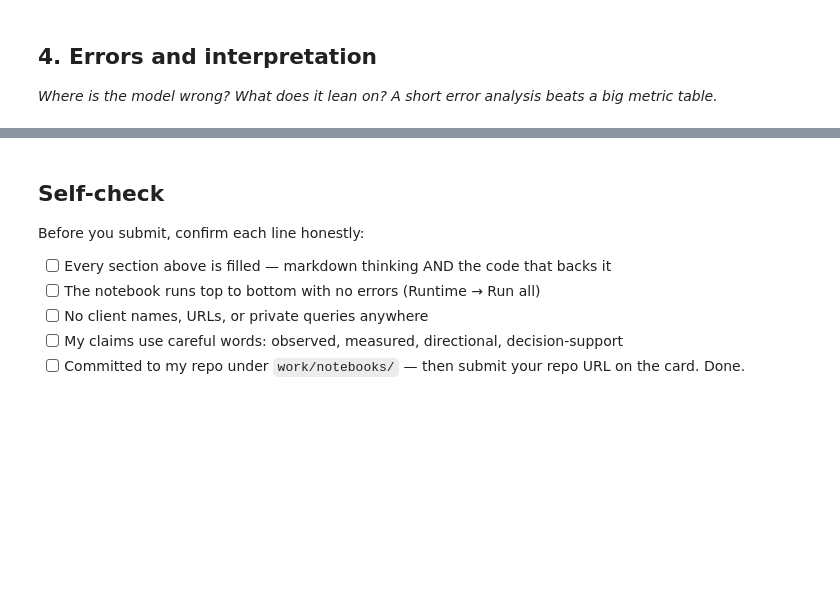
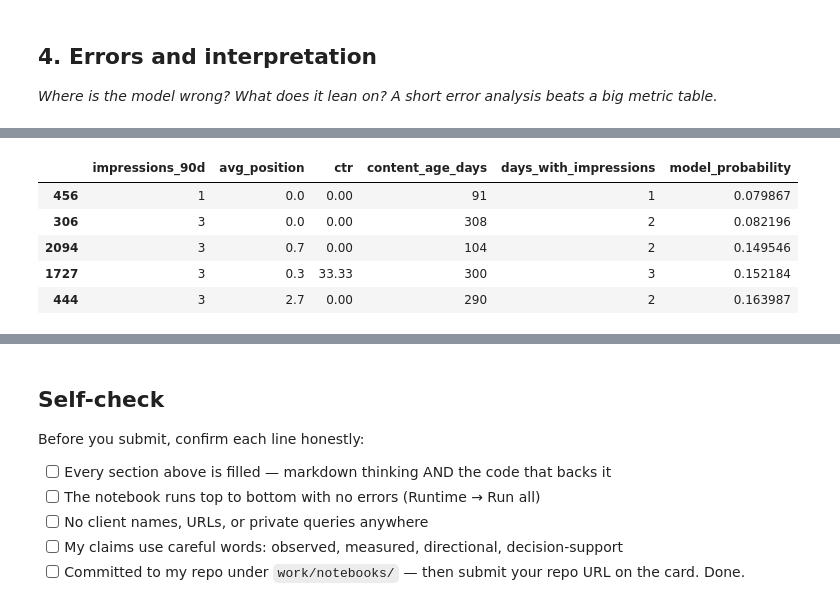
Before and after one commit to LaibaSabir1/flyrank-ml-internship-laiba_sabir, a Jupyter notebook: work/notebooks/w05_model.ipynb, the cells around one changed output, grey strips where cells are left out. Saved outputs shown, nothing was run; the diff lists cells and outputs as text; code cells hidden in the pictures; blank space fills up the shorter version.

```diff
--- a/work/notebooks/w05_model.ipynb
+++ b/work/notebooks/w05_model.ipynb
@@ -24,0 +357,15 @@ This skeleton is yours to fill. Work the sections **in order** — each one has
+# %%
+# The other side: declining pages the model was LEAST confident about (false-negative risk).
+declining_test = test_frame[test_frame["is_declining_label"] == 1].sort_values("model_probability")
+lowest_scored = declining_test.head(5)[[
+    "impressions_90d", "avg_position", "ctr", "content_age_days",
+    "days_with_impressions", "model_probability"
+]]
+lowest_scored
+# %% [output]
+|  | impressions_90d | avg_position | ctr | content_age_days | days_with_impressions | model_probability |
+| 456 | 1 | 0.0 | 0.00 | 91 | 1 | 0.079867 |
+| 306 | 3 | 0.0 | 0.00 | 308 | 2 | 0.082196 |
+| 2094 | 3 | 0.7 | 0.00 | 104 | 2 | 0.149546 |
+| 1727 | 3 | 0.3 | 33.33 | 300 | 3 | 0.152184 |
+| 444 | 3 | 2.7 | 0.00 | 290 | 2 | 0.163987 |
```
Also changed, not shown: parts of 11 cells of this notebook.
